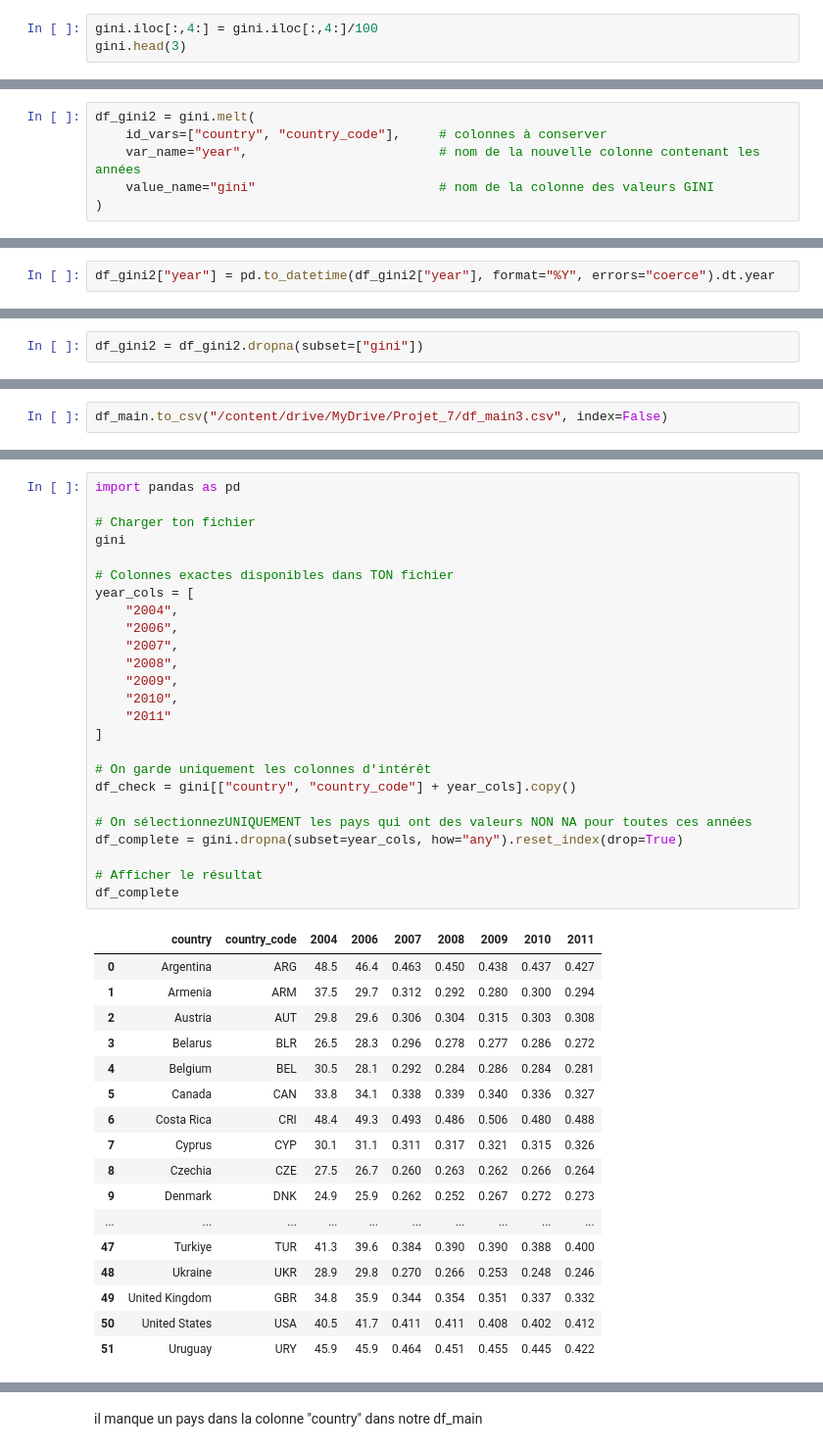
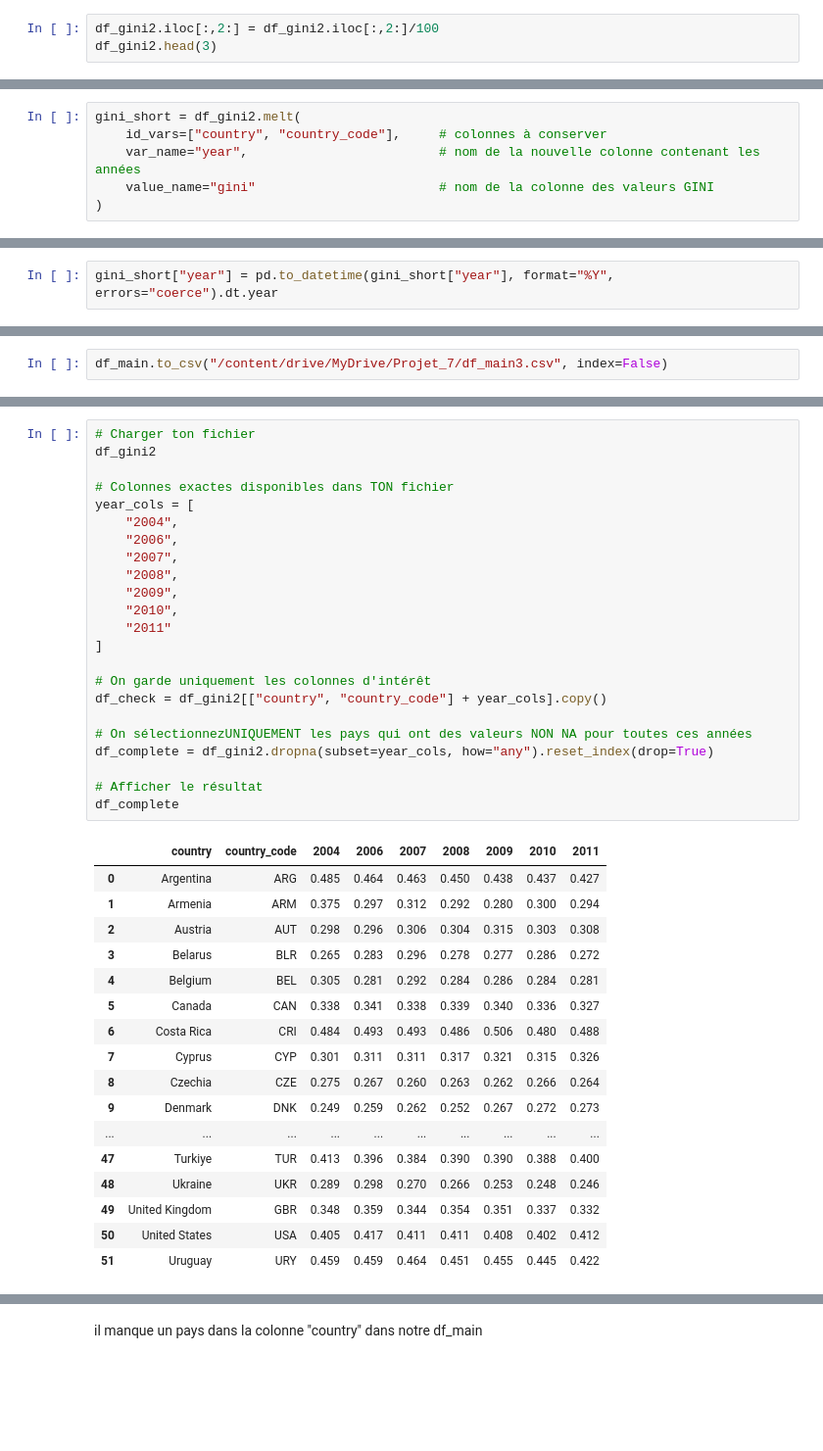
Before and after one commit to dinaglamshowroom/projet-data_oc, a Jupyter notebook: Projet_7.ipynb, the cells around one changed output, grey strips where cells are left out. Shown at 98% size. Drawn from its saved outputs; the diff is of its cells as text; blank space fills up the shorter version.

```diff
--- a/Projet_7.ipynb
+++ b/Projet_7.ipynb
@@ -707,13 +695,13 @@ gini.rename(columns={'2004 [YR2004]':'2004', '2006 [YR2006]':'2006', '2007 [YR20
 # %%
-gini.iloc[:,4:] = gini.iloc[:,4:]/100
-gini.head(3)
+df_gini2.iloc[:,2:] = df_gini2.iloc[:,2:]/100
+df_gini2.head(3)
 # %% [output]
 |  | country | country_code | 2004 | 2006 | 2007 | 2008 | 2009 | 2010 | 2011 |
 | 0 | World | WLD | NaN | NaN | NaN | NaN | NaN | NaN | NaN |
 | 1 | Afghanistan | AFG | NaN | NaN | NaN | NaN | NaN | NaN | NaN |
 | 2 | Albania | ALB | NaN | NaN | NaN | 0.3 | NaN | NaN | NaN |
 # %%
-df_gini2 = gini.melt(
+gini_short = df_gini2.melt(
     id_vars=["country", "country_code"],     # colonnes à conserver
     var_name="year",                         # nom de la nouvelle colonne contenant les années
     value_name="gini"                        # nom de la colonne des valeurs GINI
@@ -728,4 +716,4 @@ df_gini2.head()
 | 3 | Algeria | DZA | 2004 | NaN |
 | 4 | American Samoa | ASM | 2004 | NaN |
 # %%
-df_gini2["year"] = pd.to_datetime(df_gini2["year"], format="%Y", errors="coerce").dt.year
+gini_short["year"] = pd.to_datetime(gini_short["year"], format="%Y", errors="coerce").dt.year
@@ -748,2 +719,0 @@ df_gini2
-# %%
-df_gini2 = df_gini2.dropna(subset=["gini"])
@@ -801,43 +819,41 @@ df_main
 # %%
-import pandas as pd
-
 # Charger ton fichier
-gini
+df_gini2
 
 # Colonnes exactes disponibles dans TON fichier
 year_cols = [
     "2004",
     "2006",
     "2007",
     "2008",
     "2009",
     "2010",
     "2011"
 ]
 
 # On garde uniquement les colonnes d'intérêt
-df_check = gini[["country", "country_code"] + year_cols].copy()
+df_check = df_gini2[["country", "country_code"] + year_cols].copy()
 
 # On sélectionnezUNIQUEMENT les pays qui ont des valeurs NON NA pour toutes ces années
-df_complete = gini.dropna(subset=year_cols, how="any").reset_index(drop=True)
+df_complete = df_gini2.dropna(subset=year_cols, how="any").reset_index(drop=True)
 
 # Afficher le résultat
 df_complete
 # %% [output]
 |  | country | country_code | 2004 | 2006 | 2007 | 2008 | 2009 | 2010 | 2011 |
-| 0 | Argentina | ARG | 48.5 | 46.4 | 0.463 | 0.450 | 0.438 | 0.437 | 0.427 |
-| 1 | Armenia | ARM | 37.5 | 29.7 | 0.312 | 0.292 | 0.280 | 0.300 | 0.294 |
-| 2 | Austria | AUT | 29.8 | 29.6 | 0.306 | 0.304 | 0.315 | 0.303 | 0.308 |
-| 3 | Belarus | BLR | 26.5 | 28.3 | 0.296 | 0.278 | 0.277 | 0.286 | 0.272 |
-| 4 | Belgium | BEL | 30.5 | 28.1 | 0.292 | 0.284 | 0.286 | 0.284 | 0.281 |
-| 5 | Canada | CAN | 33.8 | 34.1 | 0.338 | 0.339 | 0.340 | 0.336 | 0.327 |
-| 6 | Costa Rica | CRI | 48.4 | 49.3 | 0.493 | 0.486 | 0.506 | 0.480 | 0.488 |
-| 7 | Cyprus | CYP | 30.1 | 31.1 | 0.311 | 0.317 | 0.321 | 0.315 | 0.326 |
-| 8 | Czechia | CZE | 27.5 | 26.7 | 0.260 | 0.263 | 0.262 | 0.266 | 0.264 |
-| 9 | Denmark | DNK | 24.9 | 25.9 | 0.262 | 0.252 | 0.267 | 0.272 | 0.273 |
+| 0 | Argentina | ARG | 0.485 | 0.464 | 0.463 | 0.450 | 0.438 | 0.437 | 0.427 |
+| 1 | Armenia | ARM | 0.375 | 0.297 | 0.312 | 0.292 | 0.280 | 0.300 | 0.294 |
+| 2 | Austria | AUT | 0.298 | 0.296 | 0.306 | 0.304 | 0.315 | 0.303 | 0.308 |
+| 3 | Belarus | BLR | 0.265 | 0.283 | 0.296 | 0.278 | 0.277 | 0.286 | 0.272 |
+| 4 | Belgium | BEL | 0.305 | 0.281 | 0.292 | 0.284 | 0.286 | 0.284 | 0.281 |
+| 5 | Canada | CAN | 0.338 | 0.341 | 0.338 | 0.339 | 0.340 | 0.336 | 0.327 |
+| 6 | Costa Rica | CRI | 0.484 | 0.493 | 0.493 | 0.486 | 0.506 | 0.480 | 0.488 |
+| 7 | Cyprus | CYP | 0.301 | 0.311 | 0.311 | 0.317 | 0.321 | 0.315 | 0.326 |
+| 8 | Czechia | CZE | 0.275 | 0.267 | 0.260 | 0.263 | 0.262 | 0.266 | 0.264 |
+| 9 | Denmark | DNK | 0.249 | 0.259 | 0.262 | 0.252 | 0.267 | 0.272 | 0.273 |
 | ... | ... | ... | ... | ... | ... | ... | ... | ... | ... |
-| 47 | Turkiye | TUR | 41.3 | 39.6 | 0.384 | 0.390 | 0.390 | 0.388 | 0.400 |
-| 48 | Ukraine | UKR | 28.9 | 29.8 | 0.270 | 0.266 | 0.253 | 0.248 | 0.246 |
-| 49 | United Kingdom | GBR | 34.8 | 35.9 | 0.344 | 0.354 | 0.351 | 0.337 | 0.332 |
-| 50 | United States | USA | 40.5 | 41.7 | 0.411 | 0.411 | 0.408 | 0.402 | 0.412 |
-| 51 | Uruguay | URY | 45.9 | 45.9 | 0.464 | 0.451 | 0.455 | 0.445 | 0.422 |
+| 47 | Turkiye | TUR | 0.413 | 0.396 | 0.384 | 0.390 | 0.390 | 0.388 | 0.400 |
+| 48 | Ukraine | UKR | 0.289 | 0.298 | 0.270 | 0.266 | 0.253 | 0.248 | 0.246 |
+| 49 | United Kingdom | GBR | 0.348 | 0.359 | 0.344 | 0.354 | 0.351 | 0.337 | 0.332 |
+| 50 | United States | USA | 0.405 | 0.417 | 0.411 | 0.411 | 0.408 | 0.402 | 0.412 |
+| 51 | Uruguay | URY | 0.459 | 0.459 | 0.464 | 0.451 | 0.455 | 0.445 | 0.422 |
```
Also changed, not shown: parts of 114 cells of this notebook.
